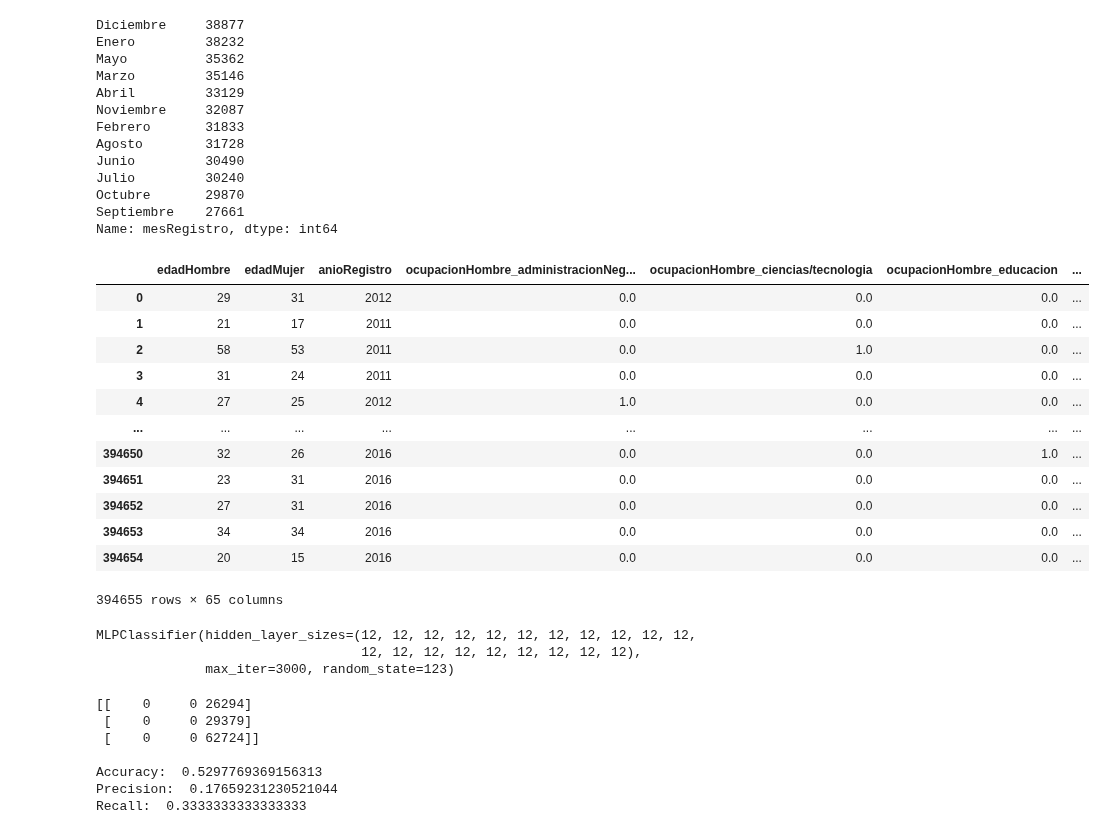
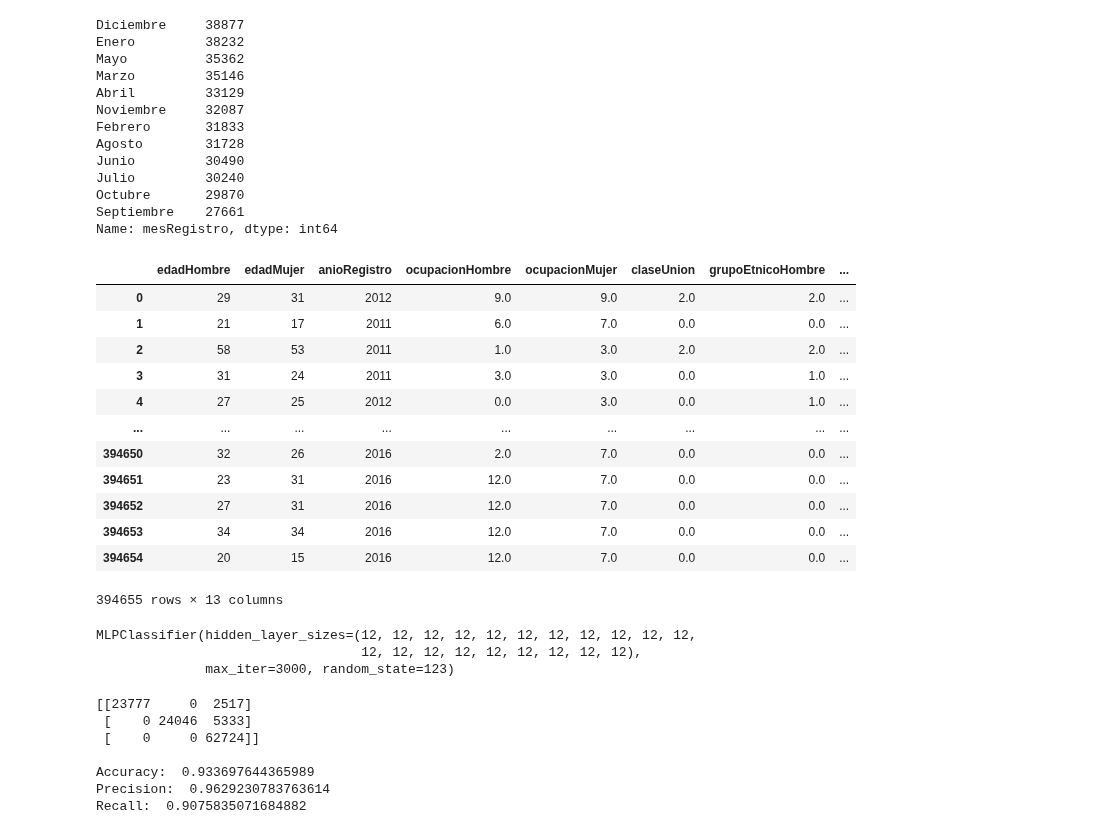
Before and after one commit to MGonza20/Proyecto1_MD, a Jupyter notebook: algo_pred.ipynb, the cells around one changed output. Drawn from its saved outputs; the diff is of its cells as text; code cells hidden in the pictures.

```diff
--- a/algo_pred.ipynb
+++ b/algo_pred.ipynb
@@ -235,62 +235,60 @@ data_redes = pd.read_csv('data_named.csv')
 
 #data_redes
 # %%
-one_hot_oh = OneHotEncoder(sparse_output=False)
-one_hot_om = OneHotEncoder(sparse_output=False)
-one_hot_cu = OneHotEncoder(sparse_output=False)
-one_hot_geh = OneHotEncoder(sparse_output=False)
-one_hot_gem = OneHotEncoder(sparse_output=False)
-one_hot_dep = OneHotEncoder(sparse_output=False)
-
+one_hot_oh = OrdinalEncoder()
+one_hot_om = OrdinalEncoder()
+one_hot_cu = OrdinalEncoder()
+one_hot_geh = OrdinalEncoder()
+one_hot_gem = OrdinalEncoder()
+one_hot_dep = OrdinalEncoder()
 one_hot_ord_ed = OrdinalEncoder()
 one_hot_ord_em = OrdinalEncoder()
 one_hot_ord_mes = OrdinalEncoder()
 one_hot_dif = OrdinalEncoder()
+
 
 oh_enc = one_hot_oh.fit_transform(data_redes[['ocupacionHombre']])
 om_enc = one_hot_om.fit_transform(data_redes[['ocupacionMujer']])
 cu_enc = one_hot_cu.fit_transform(data_redes[['claseUnion']])
 geh_enc = one_hot_geh.fit_transform(data_redes[['grupoEtnicoHombre']])
 gem_enc = one_hot_gem.fit_transform(data_redes[['grupoEtnicoMujer']])
 dep_enc = one_hot_dep.fit_transform(data_redes[['departamentoRegistro']])
-
 ed_enc = one_hot_ord_ed.fit_transform(data_redes[['educacionHombre']])
 em_enc = one_hot_ord_em.fit_transform(data_redes[['educacionMujer']])
 mes_enc = one_hot_ord_mes.fit_transform(data_redes[['mesRegistro']])
 dif_enc = one_hot_dif.fit_transform(data_redes[['diferenciaEdad']])
 
-oh_enc_df = pd.DataFrame(oh_enc, columns=one_hot_oh.get_feature_names_out(['ocupacionHombre']), index=data_redes.index)
-om_enc_df = pd.DataFrame(om_enc, columns=one_hot_om.get_feature_names_out(['ocupacionMujer']), index=data_redes.index)
-cu_enc_df = pd.DataFrame(cu_enc, columns=one_hot_cu.get_feature_names_out(['claseUnion']), index=data_redes.index)
-geh_enc_df = pd.DataFrame(geh_enc, columns=one_hot_geh.get_feature_names_out(['grupoEtnicoHombre']), index=data_redes.index)
-gem_enc_df = pd.DataFrame(gem_enc, columns=one_hot_gem.get_feature_names_out(['grupoEtnicoMujer']), index=data_redes.index)
-dep_enc_df = pd.DataFrame(dep_enc, columns=one_hot_dep.get_feature_names_out(['departamentoRegistro']), index=data_redes.index)
-
+oh_enc_df = pd.DataFrame(oh_enc, columns=['ocupacionHombre'], index=data_redes.index)
+om_enc_df = pd.DataFrame(om_enc, columns=['ocupacionMujer'], index=data_redes.index)
+cu_enc_df = pd.DataFrame(cu_enc, columns=['claseUnion'], index=data_redes.index)
+geh_enc_df = pd.DataFrame(geh_enc, columns=['grupoEtnicoHombre'], index=data_redes.index)
+gem_enc_df = pd.DataFrame(gem_enc, columns=['grupoEtnicoMujer'], index=data_redes.index)
+dep_enc_df = pd.DataFrame(dep_enc, columns=['departamentoRegistro'], index=data_redes.index)
 ed_enc_df = pd.DataFrame(ed_enc, columns=['educacionHombre'], index=data_redes.index)
 em_enc_df = pd.DataFrame(em_enc, columns=['educacionMujer'], index=data_redes.index)
 mes_enc_df = pd.DataFrame(mes_enc, columns=['mesRegistro'], index=data_redes.index)
 dif_enc_df = pd.DataFrame(dif_enc, columns=['diferenciaEdad'], index=data_redes.index)
 
 
 data_redes = data_redes.drop(columns=['ocupacionHombre', 'ocupacionMujer', 'claseUnion', 'grupoEtnicoHombre', 'grupoEtnicoMujer', 'departamentoRegistro', 'educacionHombre', 'educacionMujer', 'mesRegistro', 'diferenciaEdad'])
 
 data_redes = pd.concat([data_redes, oh_enc_df, om_enc_df, cu_enc_df, geh_enc_df, gem_enc_df, dep_enc_df, ed_enc_df, em_enc_df, mes_enc_df, dif_enc_df], axis=1)
 
 data_redes
 # %% [output]
-|  | edadHombre | edadMujer | anioRegistro | ocupacionHombre_administracionNeg... | ocupacionHombre_ciencias/tecnologia | ocupacionHombre_educacion | ... |
-| 0 | 29 | 31 | 2012 | 0.0 | 0.0 | 0.0 | ... |
-| 1 | 21 | 17 | 2011 | 0.0 | 0.0 | 0.0 | ... |
-| 2 | 58 | 53 | 2011 | 0.0 | 1.0 | 0.0 | ... |
-| 3 | 31 | 24 | 2011 | 0.0 | 0.0 | 0.0 | ... |
-| 4 | 27 | 25 | 2012 | 1.0 | 0.0 | 0.0 | ... |
-| ... | ... | ... | ... | ... | ... | ... | ... |
-| 394650 | 32 | 26 | 2016 | 0.0 | 0.0 | 1.0 | ... |
-| 394651 | 23 | 31 | 2016 | 0.0 | 0.0 | 0.0 | ... |
-| 394652 | 27 | 31 | 2016 | 0.0 | 0.0 | 0.0 | ... |
-| 394653 | 34 | 34 | 2016 | 0.0 | 0.0 | 0.0 | ... |
-| 394654 | 20 | 15 | 2016 | 0.0 | 0.0 | 0.0 | ... |
+|  | edadHombre | edadMujer | anioRegistro | ocupacionHombre | ocupacionMujer | claseUnion | grupoEtnicoHombre | ... |
+| 0 | 29 | 31 | 2012 | 9.0 | 9.0 | 2.0 | 2.0 | ... |
+| 1 | 21 | 17 | 2011 | 6.0 | 7.0 | 0.0 | 0.0 | ... |
+| 2 | 58 | 53 | 2011 | 1.0 | 3.0 | 2.0 | 2.0 | ... |
+| 3 | 31 | 24 | 2011 | 3.0 | 3.0 | 0.0 | 1.0 | ... |
+| 4 | 27 | 25 | 2012 | 0.0 | 3.0 | 0.0 | 1.0 | ... |
+| ... | ... | ... | ... | ... | ... | ... | ... | ... |
+| 394650 | 32 | 26 | 2016 | 2.0 | 7.0 | 0.0 | 0.0 | ... |
+| 394651 | 23 | 31 | 2016 | 12.0 | 7.0 | 0.0 | 0.0 | ... |
+| 394652 | 27 | 31 | 2016 | 12.0 | 7.0 | 0.0 | 0.0 | ... |
+| 394653 | 34 | 34 | 2016 | 12.0 | 7.0 | 0.0 | 0.0 | ... |
+| 394654 | 20 | 15 | 2016 | 12.0 | 7.0 | 0.0 | 0.0 | ... |
-394655 rows × 65 columns
+394655 rows × 13 columns
 # %%
 # Dividir el dataset en X e y
 y = data_redes['diferenciaEdad']
@@ -323,10 +321,10 @@ print('Accuracy: ', accuracy_score(y_test, y_pred))
 print('Precision: ', precision_score(y_test, y_pred, average='macro'))
 print('Recall: ', recall_score(y_test, y_pred, average='macro'))
 # %% [output]
-[[    0     0 26294]
- [    0     0 29379]
+[[23777     0  2517]
+ [    0 24046  5333]
  [    0     0 62724]]
 
-Accuracy:  0.5297769369156313
-Precision:  0.17659231230521044
-Recall:  0.3333333333333333
+Accuracy:  0.933697644365989
+Precision:  0.9629230783763614
+Recall:  0.9075835071684882
```
Also changed, not shown: parts of 1 cell of this notebook.
